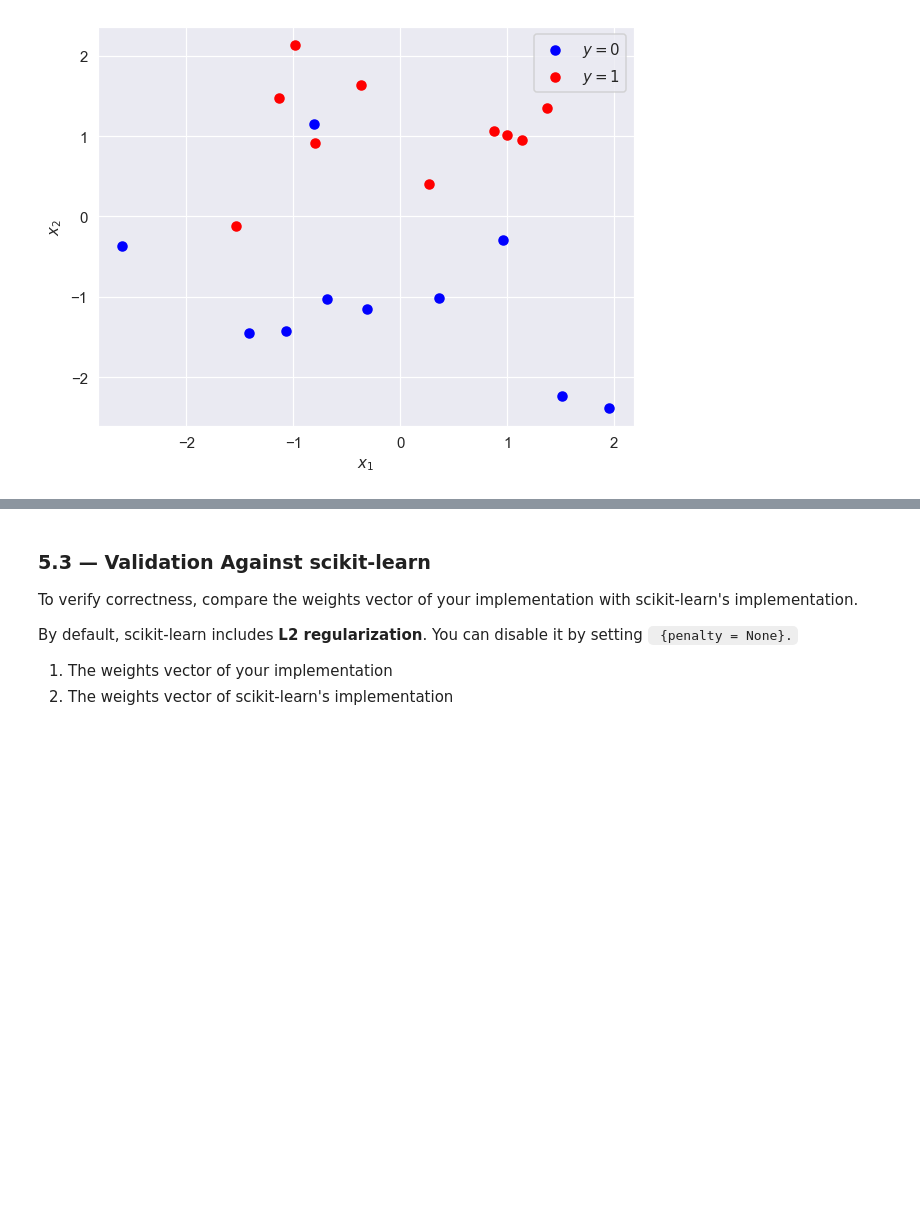
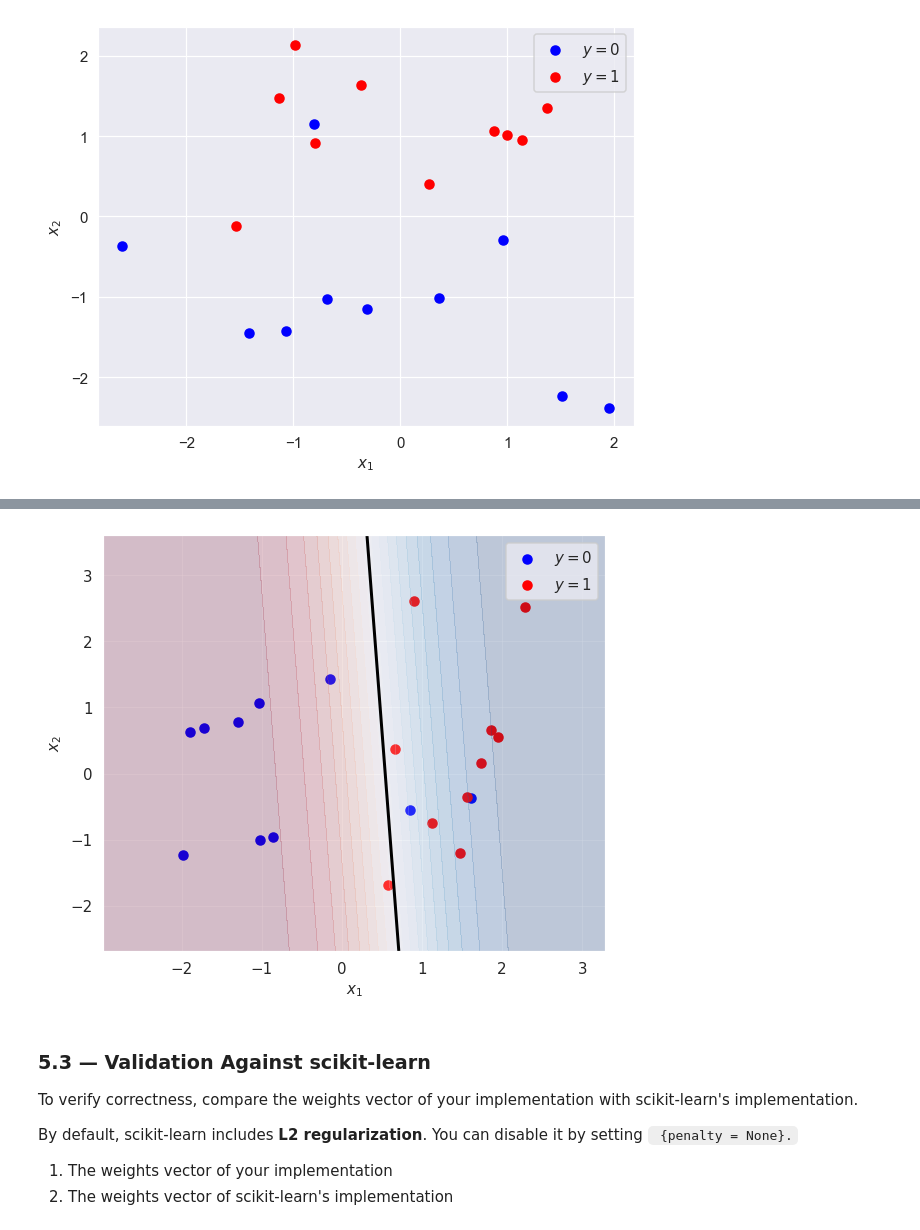
Before and after one commit to patjyp/SOML, a Jupyter notebook: SOML2026_Exercise_1.ipynb, the cells around one changed output, grey strips where cells are left out. Cells and saved outputs as stored; diff of their text form; code cells hidden in the pictures; blank space fills up the shorter version.

```diff
--- a/SOML2026_Exercise_1.ipynb
+++ b/SOML2026_Exercise_1.ipynb
@@ -893,0 +921,19 @@ def fit_logistic(X, y, w_init=None, max_iter = 100, tol = 1e-9,
+# %%
+def grad_risk(X, y, w):
+  sum = 0
+  n = len(X)
+  for i in range(len(X)):
+    sum += (mu(X[i], w) - y[i])*X[i]
+  return 1/n*sum
+# %%
+def fit_logistic(X, y, w_init, max_iter, tol, update_weight):
+  n, d = X.shape
+  w = np.zeros(d)
+  for i in range(0,max_iter):
+    g = grad_risk(X, y, w)
+    # print("grad:", g)
+    if np.max(np.abs(g)) <= tol :
+      break
+
+    w = update_weight(w,g)
+  return w
@@ -894,3 +964,50 @@ def fit_logistic(X, y, w_init=None, max_iter = 100, tol = 1e-9,
+# %%
+#function for generating synthetic data, set your student ID as the random seed. (keep it)
+from sklearn.datasets import make_classification
+import numpy as np
+import pandas as pd
+import matplotlib.pyplot as plt
+import seaborn as sns
+sns.set_style('darkgrid')
+plt.rcParams['figure.dpi'] = 108
+
+X, y = make_classification(n_samples = 20, n_features = 2, n_informative=2, n_redundant=0, random_state=1173724)
+X_b = np.column_stack((np.ones_like(y), X))
+
+#fit weights to the new data set
+w = fit_logistic(X_b, y, None, 1000, tol = 1e-9, update_weight=lambda w, g: w - 0.1*g)
+# Create a grid of points
+x1_min, x1_max = X[:,0].min() - 1, X[:,0].max() + 1
+x2_min, x2_max = X[:,1].min() - 1, X[:,1].max() + 1
+
+xx1, xx2 = np.meshgrid(np.linspace(x1_min, x1_max, 100),
+                       np.linspace(x2_min, x2_max, 100))
+
+# Flatten the grid and add bias term
+grid = np.column_stack((np.ones(xx1.ravel().shape), xx1.ravel(), xx2.ravel()))
+
+# Use your learned weights w
+probs = 1 / (1 + np.exp(-(grid @ w)))  # logistic function
+
+# Reshape back to grid shape
+probs = probs.reshape(xx1.shape)
+
+plt.figure(figsize=(6,5))
+plt.scatter(X[y==0,0], X[y==0,1], color='b', label="$y = 0$")
+plt.scatter(X[y==1,0], X[y==1,1], color='r', label="$y = 1$")
+
+# Contour for probability = 0.5 (decision boundary)
+plt.contour(xx1, xx2, probs, levels=[0.5], colors='k', linewidths=2)
+
+# Fill contour for probability shading
+plt.contourf(xx1, xx2, probs, levels=np.linspace(0,1,20), alpha=0.2, cmap='RdBu')
+
+plt.xlabel('$x_1$')
+plt.ylabel('$x_2$')
+plt.legend()
+plt.show()
+# %% [output]
+[figure, added]
 # %% [markdown]
 ### 5.3 — Validation Against scikit-learn
 
```
Also changed, not shown: parts of 5 cells of this notebook.
